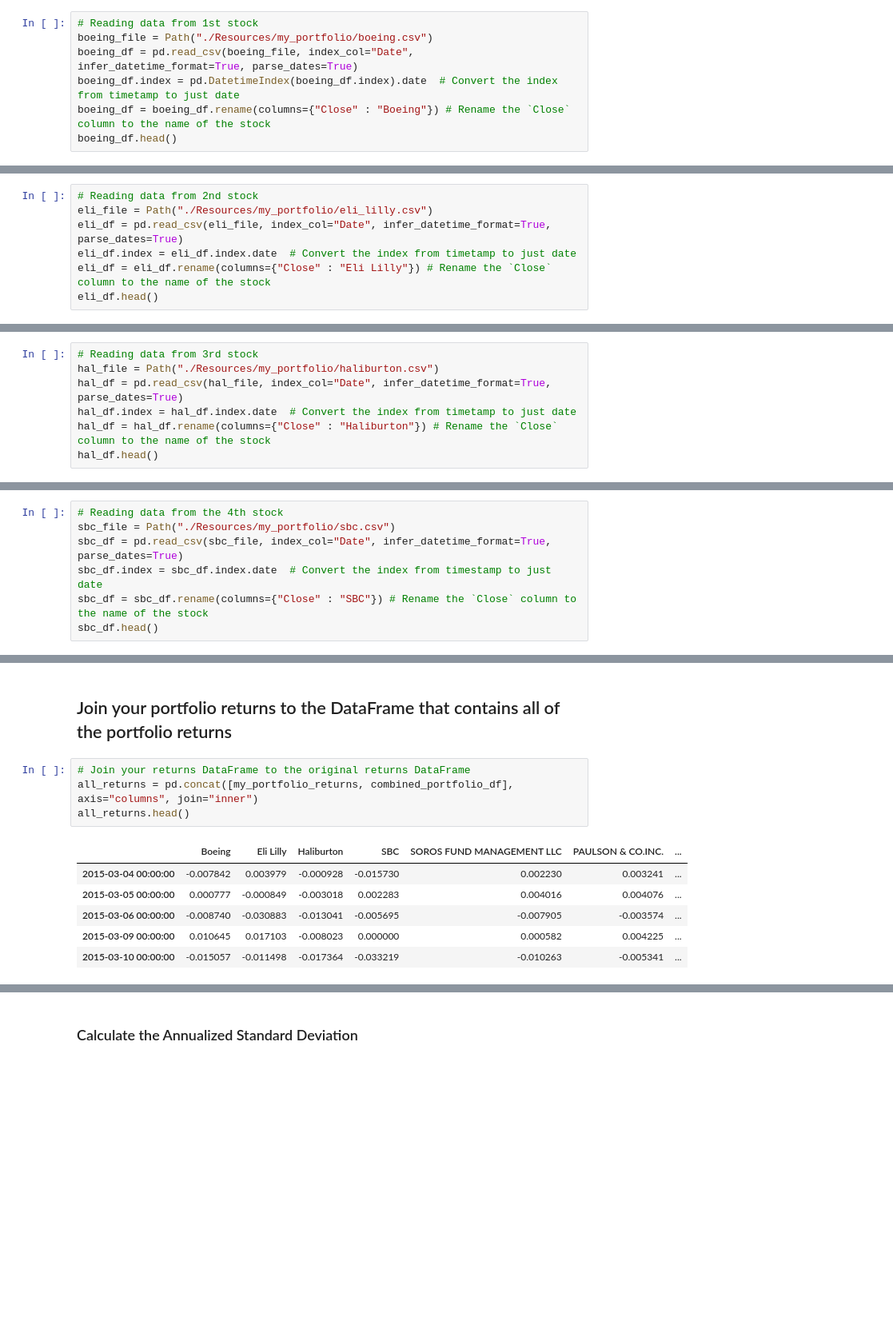
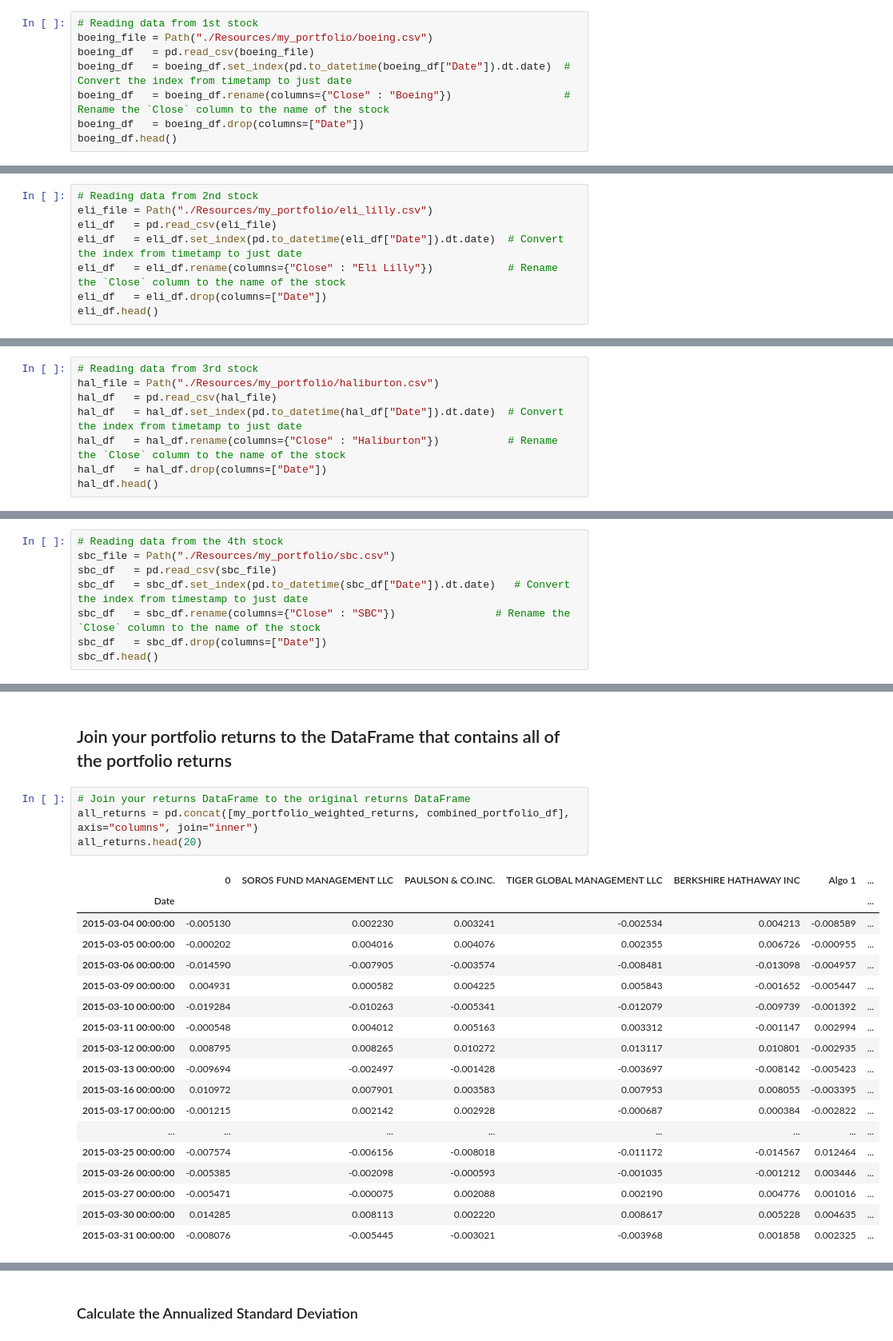
Before and after one commit to gadam/fintech_assessment_03, a Jupyter notebook: whale_analysis.ipynb, the cells around one changed output, grey strips where cells are left out. Shown at 80% size. Drawn from its saved outputs; the diff is of its cells as text; blank space fills up the shorter version.

```diff
--- a/whale_analysis.ipynb
+++ b/whale_analysis.ipynb
@@ -624,9 +624,10 @@ datetime.datetime(2019, 4, 23, 0, 0)
 # %%
 # Reading data from 1st stock
 boeing_file = Path("./Resources/my_portfolio/boeing.csv")
-boeing_df = pd.read_csv(boeing_file, index_col="Date", infer_datetime_format=True, parse_dates=True)
-boeing_df.index = pd.DatetimeIndex(boeing_df.index).date  # Convert the index from timetamp to just date
-boeing_df = boeing_df.rename(columns={"Close" : "Boeing"}) # Rename the `Close` column to the name of the stock
+boeing_df   = pd.read_csv(boeing_file)
+boeing_df   = boeing_df.set_index(pd.to_datetime(boeing_df["Date"]).dt.date)  # Convert the index from timetamp to just date
+boeing_df   = boeing_df.rename(columns={"Close" : "Boeing"})                  # Rename the `Close` column to the name of the stock
+boeing_df   = boeing_df.drop(columns=["Date"])
 boeing_df.head()
 # %% [output]
 |  | Boeing |
@@ -657,9 +640,10 @@ Int64Index([1970, 1970, 1970, 1970, 1970, 1970, 1970, 1970, 1970, 1970,
 # %%
 # Reading data from 2nd stock
 eli_file = Path("./Resources/my_portfolio/eli_lilly.csv")
-eli_df = pd.read_csv(eli_file, index_col="Date", infer_datetime_format=True, parse_dates=True)
-eli_df.index = eli_df.index.date  # Convert the index from timetamp to just date
-eli_df = eli_df.rename(columns={"Close" : "Eli Lilly"}) # Rename the `Close` column to the name of the stock
+eli_df   = pd.read_csv(eli_file)
+eli_df   = eli_df.set_index(pd.to_datetime(eli_df["Date"]).dt.date)  # Convert the index from timetamp to just date
+eli_df   = eli_df.rename(columns={"Close" : "Eli Lilly"})            # Rename the `Close` column to the name of the stock
+eli_df   = eli_df.drop(columns=["Date"])
 eli_df.head()
 # %% [output]
 |  | Eli Lilly |
@@ -671,9 +656,10 @@ eli_df.head()
 # %%
 # Reading data from 3rd stock
 hal_file = Path("./Resources/my_portfolio/haliburton.csv")
-hal_df = pd.read_csv(hal_file, index_col="Date", infer_datetime_format=True, parse_dates=True)
-hal_df.index = hal_df.index.date  # Convert the index from timetamp to just date
-hal_df = hal_df.rename(columns={"Close" : "Haliburton"}) # Rename the `Close` column to the name of the stock
+hal_df   = pd.read_csv(hal_file)
+hal_df   = hal_df.set_index(pd.to_datetime(hal_df["Date"]).dt.date)  # Convert the index from timetamp to just date
+hal_df   = hal_df.rename(columns={"Close" : "Haliburton"})           # Rename the `Close` column to the name of the stock
+hal_df   = hal_df.drop(columns=["Date"])
 hal_df.head()
 # %% [output]
 |  | Haliburton |
@@ -685,9 +672,10 @@ hal_df.head()
 # %%
 # Reading data from the 4th stock
 sbc_file = Path("./Resources/my_portfolio/sbc.csv")
-sbc_df = pd.read_csv(sbc_file, index_col="Date", infer_datetime_format=True, parse_dates=True)
-sbc_df.index = sbc_df.index.date  # Convert the index from timestamp to just date
-sbc_df = sbc_df.rename(columns={"Close" : "SBC"}) # Rename the `Close` column to the name of the stock
+sbc_df   = pd.read_csv(sbc_file)
+sbc_df   = sbc_df.set_index(pd.to_datetime(sbc_df["Date"]).dt.date)   # Convert the index from timestamp to just date
+sbc_df   = sbc_df.rename(columns={"Close" : "SBC"})                # Rename the `Close` column to the name of the stock
+sbc_df   = sbc_df.drop(columns=["Date"])
 sbc_df.head()
 # %% [output]
 |  | SBC |
@@ -768,12 +778,24 @@ dtype: float64
 ## Join your portfolio returns to the DataFrame that contains all of the portfolio returns
 # %%
 # Join your returns DataFrame to the original returns DataFrame
-all_returns = pd.concat([my_portfolio_returns, combined_portfolio_df], axis="columns", join="inner")
-all_returns.head()
+all_returns = pd.concat([my_portfolio_weighted_returns, combined_portfolio_df], axis="columns", join="inner")
+all_returns.head(20)
 # %% [output]
-|  | Boeing | Eli Lilly | Haliburton | SBC | SOROS FUND MANAGEMENT LLC | PAULSON & CO.INC. | ... |
-| 2015-03-04 00:00:00 | -0.007842 | 0.003979 | -0.000928 | -0.015730 | 0.002230 | 0.003241 | ... |
-| 2015-03-05 00:00:00 | 0.000777 | -0.000849 | -0.003018 | 0.002283 | 0.004016 | 0.004076 | ... |
-| 2015-03-06 00:00:00 | -0.008740 | -0.030883 | -0.013041 | -0.005695 | -0.007905 | -0.003574 | ... |
-| 2015-03-09 00:00:00 | 0.010645 | 0.017103 | -0.008023 | 0.000000 | 0.000582 | 0.004225 | ... |
-| 2015-03-10 00:00:00 | -0.015057 | -0.011498 | -0.017364 | -0.033219 | -0.010263 | -0.005341 | ... |
+|  | 0 | SOROS FUND MANAGEMENT LLC | PAULSON & CO.INC. | TIGER GLOBAL MANAGEMENT LLC | BERKSHIRE HATHAWAY INC | Algo 1 | ... |
+| Date |  |  |  |  |  |  | ... |
+| 2015-03-04 00:00:00 | -0.005130 | 0.002230 | 0.003241 | -0.002534 | 0.004213 | -0.008589 | ... |
+| 2015-03-05 00:00:00 | -0.000202 | 0.004016 | 0.004076 | 0.002355 | 0.006726 | -0.000955 | ... |
+| 2015-03-06 00:00:00 | -0.014590 | -0.007905 | -0.003574 | -0.008481 | -0.013098 | -0.004957 | ... |
+| 2015-03-09 00:00:00 | 0.004931 | 0.000582 | 0.004225 | 0.005843 | -0.001652 | -0.005447 | ... |
+| 2015-03-10 00:00:00 | -0.019284 | -0.010263 | -0.005341 | -0.012079 | -0.009739 | -0.001392 | ... |
+| 2015-03-11 00:00:00 | -0.000548 | 0.004012 | 0.005163 | 0.003312 | -0.001147 | 0.002994 | ... |
+| 2015-03-12 00:00:00 | 0.008795 | 0.008265 | 0.010272 | 0.013117 | 0.010801 | -0.002935 | ... |
+| 2015-03-13 00:00:00 | -0.009694 | -0.002497 | -0.001428 | -0.003697 | -0.008142 | -0.005423 | ... |
+| 2015-03-16 00:00:00 | 0.010972 | 0.007901 | 0.003583 | 0.007953 | 0.008055 | -0.003395 | ... |
+| 2015-03-17 00:00:00 | -0.001215 | 0.002142 | 0.002928 | -0.000687 | 0.000384 | -0.002822 | ... |
+| ... | ... | ... | ... | ... | ... | ... | ... |
+| 2015-03-25 00:00:00 | -0.007574 | -0.006156 | -0.008018 | -0.011172 | -0.014567 | 0.012464 | ... |
+| 2015-03-26 00:00:00 | -0.005385 | -0.002098 | -0.000593 | -0.001035 | -0.001212 | 0.003446 | ... |
+| 2015-03-27 00:00:00 | -0.005471 | -0.000075 | 0.002088 | 0.002190 | 0.004776 | 0.001016 | ... |
+| 2015-03-30 00:00:00 | 0.014285 | 0.008113 | 0.002220 | 0.008617 | 0.005228 | 0.004635 | ... |
+| 2015-03-31 00:00:00 | -0.008076 | -0.005445 | -0.003021 | -0.003968 | 0.001858 | 0.002325 | ... |
```
Also changed, not shown: parts of 31 cells of this notebook.
